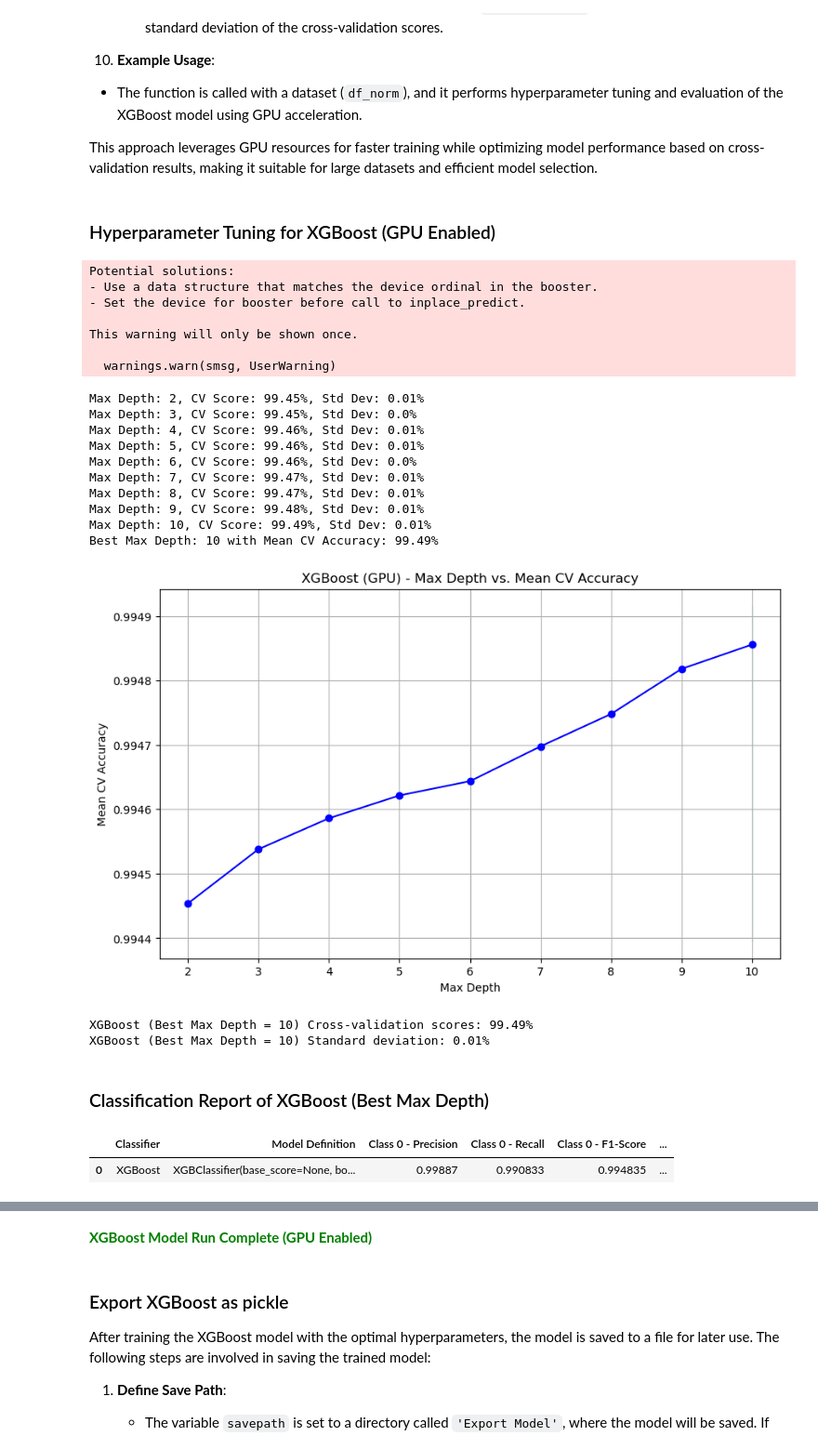
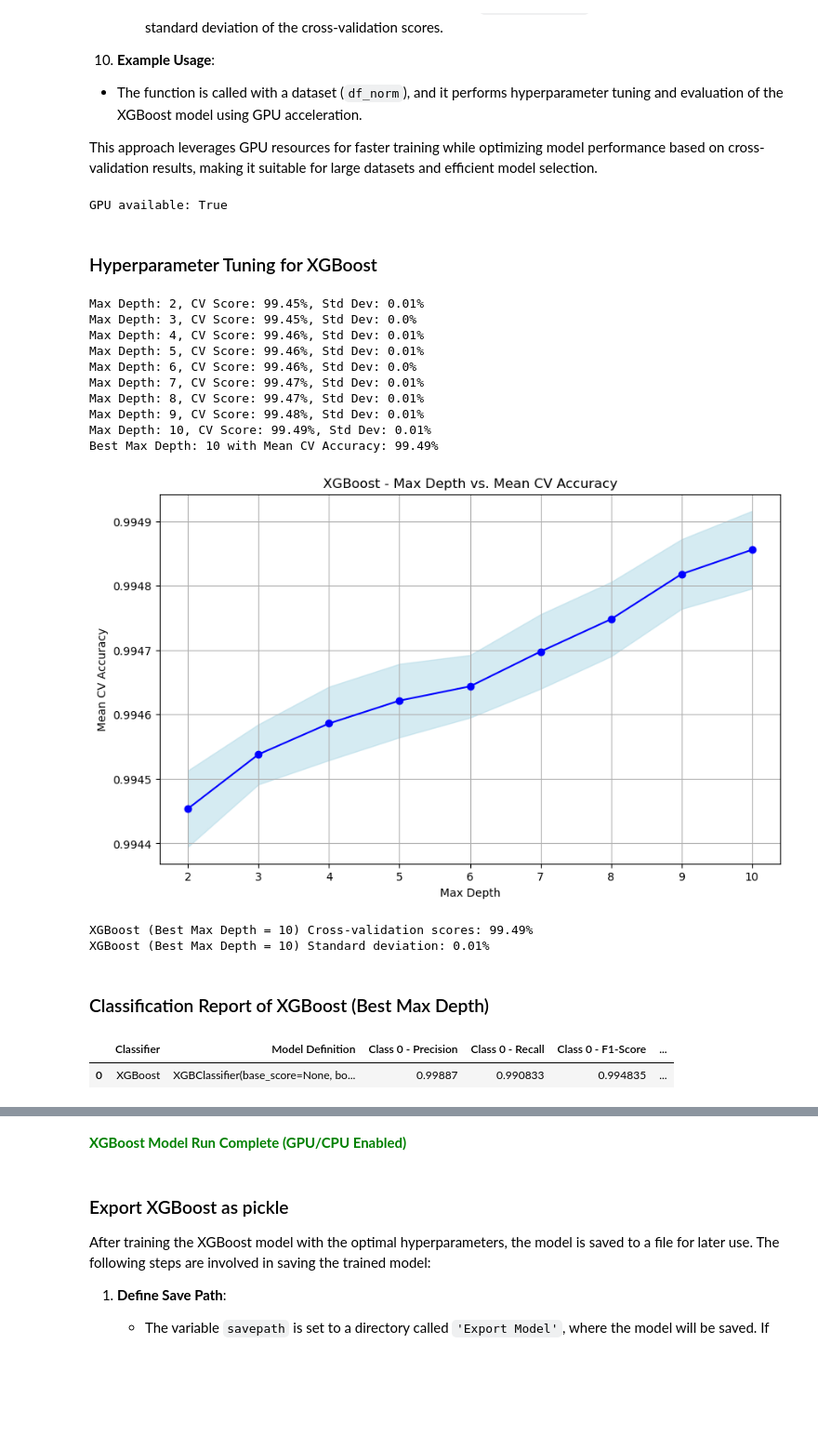
Before and after one commit to GarterPoom/GISTDA-Wildfire-Extraction, a Jupyter notebook: Model_Train.ipynb, the cells around one changed output, grey strips where cells are left out. Shown at 93% size. Cells and saved outputs as stored; diff of their text form; code cells hidden in the pictures; blank space fills up the shorter version.

Commit message:
Update XGBoots for both of CPU and GPU Dynamically

```diff
--- a/Model_Train.ipynb
+++ b/Model_Train.ipynb
@@ -660,7 +660,7 @@ This approach leverages GPU resources for faster training while optimizing model
 def xgboost_model(df, xgb_estimator_num=100, objective="binary:logistic"):
     """
     Performs hyperparameter tuning for XGBoost to find optimal max_depth
-    and plots the results with GPU processing enabled.
+    and plots the results with GPU or CPU processing.
 
     Parameters:
     -----------
@@ -675,8 +675,21 @@ def xgboost_model(df, xgb_estimator_num=100, objective="binary:logistic"):
     --------
     tuple: (best_xgb_model, mean_cross_val_score, std_cross_val_score)
     """
+    # Check if GPU is available
+    def is_gpu_available():
+        try:
+            test_model = XGBClassifier(tree_method="gpu_hist")
+            return "gpu_hist" in test_model.get_xgb_params().get("tree_method", "")
+        except:
+            return False
 
-    display(Markdown("### Hyperparameter Tuning for XGBoost (GPU Enabled)"))
+    gpu_available = is_gpu_available()
+    if gpu_available:
+        print(f"GPU available: {gpu_available}")
+    else:
+        print(f"GPU unavailable, CPU Enabled.")
+
+    display(Markdown("### Hyperparameter Tuning for XGBoost"))
     print()  # Add Blank Line
 
     # Define the features and target
@@ -698,8 +711,8 @@ def xgboost_model(df, xgb_estimator_num=100, objective="binary:logistic"):
             objective=objective,
             eval_metric="logloss",
             random_state=42,
-            tree_method="hist",   # Updated for GPU processing
-            device="cuda"         # Specify CUDA for GPU training
+            tree_method="hist",  # Use "hist" for both CPU and GPU
+            device="cuda" if gpu_available else "cpu"  # Explicitly set device
         )
         try:
             scores_cv = cross_val_score(xgb_model, X, Y, cv=kf, scoring='accuracy')
@@ -718,13 +731,15 @@ def xgboost_model(df, xgb_estimator_num=100, objective="binary:logistic"):
     # Plotting the mean cross-validation accuracy vs. max_depth
     plt.figure(figsize=(10, 6))
     plt.plot(max_depths, mean_cv_scores, marker='o', linestyle='-', color='blue')
-    plt.fill_between(max_depth,
-                     np.array(mean_cv_scores) - np.array(cv_std_devs),
-                     np.array(mean_cv_scores) + np.array(cv_std_devs),
-                     color='lightblue', alpha=0.5, label='Std Dev')
+    plt.fill_between(
+        max_depths,
+        np.array(mean_cv_scores) - np.array(cv_std_devs),
+        np.array(mean_cv_scores) + np.array(cv_std_devs),
+        color='lightblue', alpha=0.5, label='Std Dev'
+    )
     plt.xlabel('Max Depth')
     plt.ylabel('Mean CV Accuracy')
-    plt.title('XGBoost (GPU) - Max Depth vs. Mean CV Accuracy')
+    plt.title('XGBoost - Max Depth vs. Mean CV Accuracy')
     plt.xticks(max_depths)
     plt.grid(True)
     plt.show()
@@ -736,8 +751,8 @@ def xgboost_model(df, xgb_estimator_num=100, objective="binary:logistic"):
         objective=objective,
         eval_metric="logloss",
         random_state=42,
-        tree_method="hist",   # Updated for GPU processing
-        device="cuda"         # Specify CUDA for GPU training
+        tree_method="hist",  # Use "hist" for both CPU and GPU
+        device="cuda" if gpu_available else "cpu"  # Explicitly set device
     )
     xgb_model_best.fit(X, Y)
     scores_cv = cross_val_score(xgb_model_best, X, Y, cv=kf, scoring='accuracy')
@@ -773,50 +788,44 @@ def xgboost_model(df, xgb_estimator_num=100, objective="binary:logistic"):
 
     display(Markdown("### Classification Report of XGBoost (Best Max Depth)"))
     display(xgb_result_df)
 
     # Plot Confusion Matrix
     plt.figure(figsize=(6, 4))
     sns.heatmap(cm, annot=True, fmt='d', cmap='Blues', cbar=False)
     plt.title('Confusion Matrix - XGBoost (Best Max Depth)')
     plt.xlabel('Predicted')
     plt.ylabel('True')
     plt.show()
 
     print()  # Add Blank Line
-    display(Markdown("<span style='color: green; font-weight: bold;'>XGBoost Model Run Complete (GPU Enabled)</span>"))
+    display(Markdown("<span style='color: green; font-weight: bold;'>XGBoost Model Run Complete (GPU/CPU Enabled)</span>"))
     print()  # Add Blank Line
 
     return xgb_model_best, mean_cv, std_cv
 
 # Call the xgboost_model function with the desired parameters and your DataFrame
 xgb_model_best, mean_cv_best, std_cv_best = xgboost_model(df_norm)
 # %% [output]
+GPU available: True
-### Hyperparameter Tuning for XGBoost (GPU Enabled)
+### Hyperparameter Tuning for XGBoost
-Potential solutions:
-- Use a data structure that matches the device ordinal in the booster.
-- Set the device for booster before call to inplace_predict.
-
-This warning will only be shown once.
-
-  warnings.warn(smsg, UserWarning)
 Max Depth: 2, CV Score: 99.45%, Std Dev: 0.01%
 Max Depth: 3, CV Score: 99.45%, Std Dev: 0.0%
 Max Depth: 4, CV Score: 99.46%, Std Dev: 0.01%
 Max Depth: 5, CV Score: 99.46%, Std Dev: 0.01%
 Max Depth: 6, CV Score: 99.46%, Std Dev: 0.0%
 Max Depth: 7, CV Score: 99.47%, Std Dev: 0.01%
 Max Depth: 8, CV Score: 99.47%, Std Dev: 0.01%
 Max Depth: 9, CV Score: 99.48%, Std Dev: 0.01%
 Max Depth: 10, CV Score: 99.49%, Std Dev: 0.01%
 Best Max Depth: 10 with Mean CV Accuracy: 99.49%
-[figure, old version]
+[figure, new version]
 XGBoost (Best Max Depth = 10) Cross-validation scores: 99.49%
 XGBoost (Best Max Depth = 10) Standard deviation: 0.01%
 ### Classification Report of XGBoost (Best Max Depth)
 |  | Classifier | Model Definition | Class 0 - Precision | Class 0 - Recall | Class 0 - F1-Score | ... |
 | 0 | XGBoost | XGBClassifier(base_score=None, bo... | 0.99887 | 0.990833 | 0.994835 | ... |
 [figure]
-<span style='color: green; font-weight: bold;'>XGBoost Model Run Complete (GPU Enabled)</span>
+<span style='color: green; font-weight: bold;'>XGBoost Model Run Complete (GPU/CPU Enabled)</span>
 # %% [markdown]
 ### Export XGBoost as pickle
 
```
